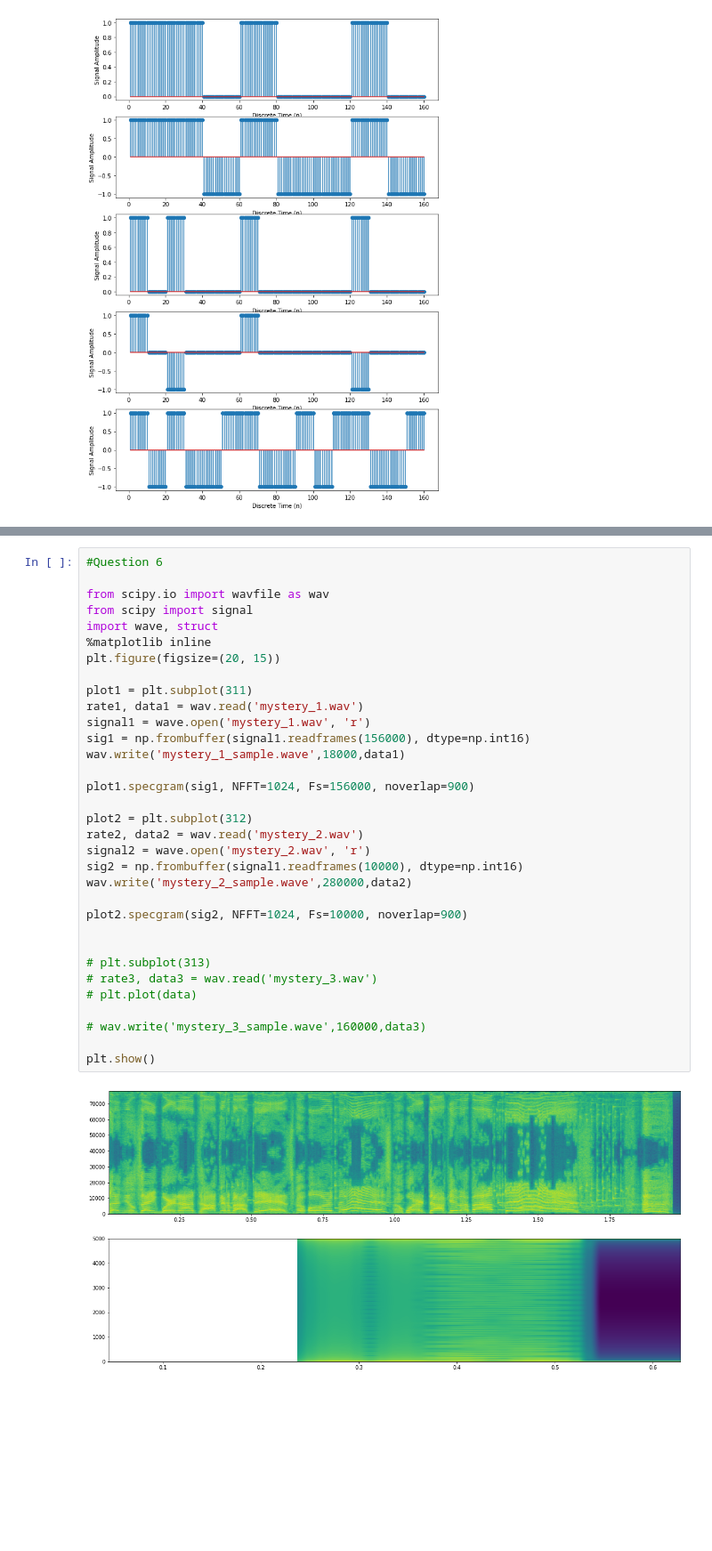
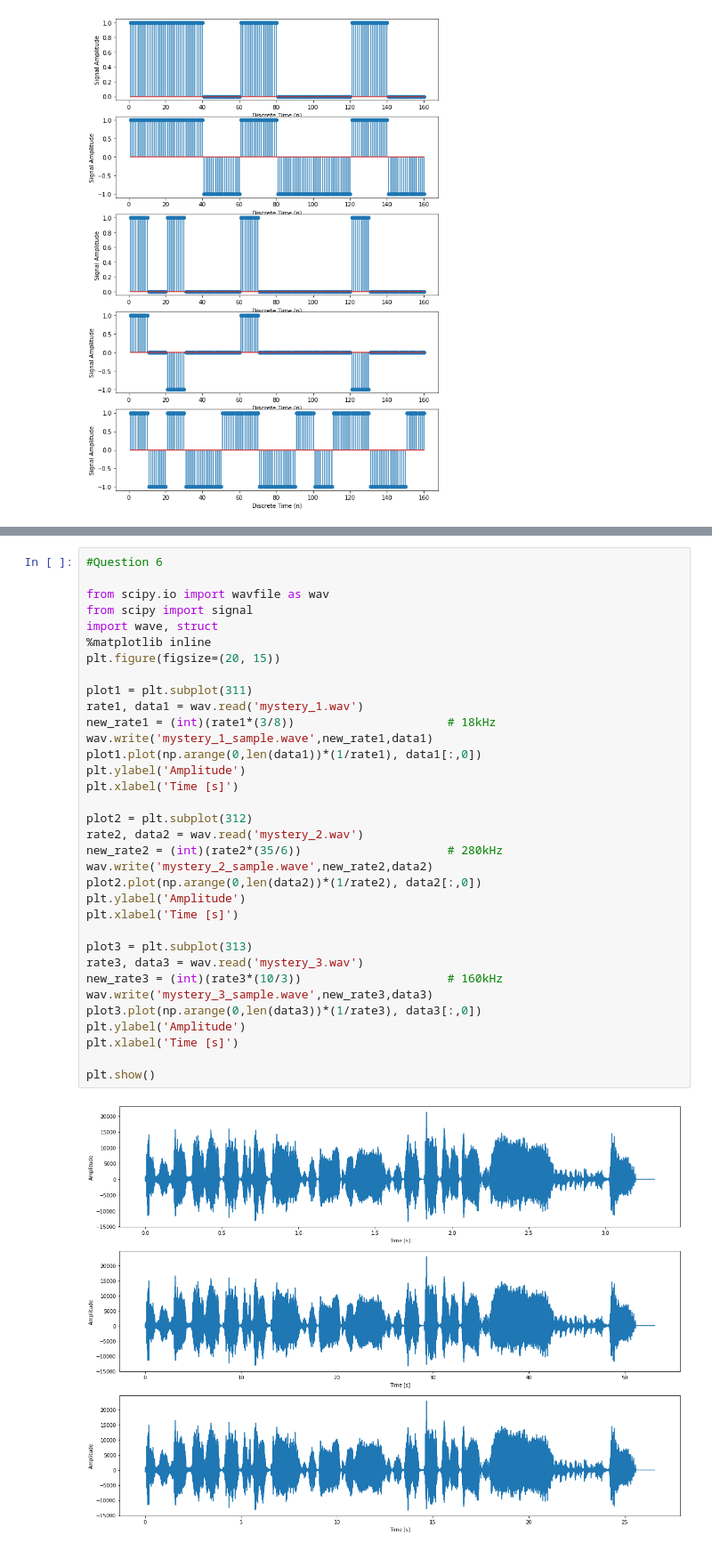
Before and after one commit to eewilliams-wpi/ECE3311_Team6, a Jupyter notebook: proj2_selina.ipynb, the cells around one changed output, grey strips where cells are left out. Shown at 89% size. Drawn from its saved outputs; the diff is of its cells as text; blank space fills up the shorter version.

Commit message:
fixed Q6 plots, reconstructed some signals for Q7

```diff
--- a/proj2_selina.ipynb
+++ b/proj2_selina.ipynb
@@ -346,35 +340,36 @@ plt.show()
 # %%
 #Question 6
 
 from scipy.io import wavfile as wav
 from scipy import signal
 import wave, struct
 %matplotlib inline
 plt.figure(figsize=(20, 15))
 
 plot1 = plt.subplot(311)
 rate1, data1 = wav.read('mystery_1.wav')
-signal1 = wave.open('mystery_1.wav', 'r')
-sig1 = np.frombuffer(signal1.readframes(156000), dtype=np.int16)
-wav.write('mystery_1_sample.wave',18000,data1)
-
-plot1.specgram(sig1, NFFT=1024, Fs=156000, noverlap=900)
+new_rate1 = (int)(rate1*(3/8))                      # 18kHz
+wav.write('mystery_1_sample.wave',new_rate1,data1)
+plot1.plot(np.arange(0,len(data1))*(1/rate1), data1[:,0])
+plt.ylabel('Amplitude')
+plt.xlabel('Time [s]')
 
 plot2 = plt.subplot(312)
 rate2, data2 = wav.read('mystery_2.wav')
-signal2 = wave.open('mystery_2.wav', 'r')
-sig2 = np.frombuffer(signal1.readframes(10000), dtype=np.int16)
-wav.write('mystery_2_sample.wave',280000,data2)
+new_rate2 = (int)(rate2*(35/6))                     # 280kHz
+wav.write('mystery_2_sample.wave',new_rate2,data2)
+plot2.plot(np.arange(0,len(data2))*(1/rate2), data2[:,0])
+plt.ylabel('Amplitude')
+plt.xlabel('Time [s]')
 
-plot2.specgram(sig2, NFFT=1024, Fs=10000, noverlap=900)
-
-
-# plt.subplot(313)
-# rate3, data3 = wav.read('mystery_3.wav')
-# plt.plot(data)
-
-# wav.write('mystery_3_sample.wave',160000,data3)
+plot3 = plt.subplot(313)
+rate3, data3 = wav.read('mystery_3.wav')
+new_rate3 = (int)(rate3*(10/3))                     # 160kHz
+wav.write('mystery_3_sample.wave',new_rate3,data3)
+plot3.plot(np.arange(0,len(data3))*(1/rate3), data3[:,0])
+plt.ylabel('Amplitude')
+plt.xlabel('Time [s]')
 
 plt.show()
 # %% [output]
-[figure, old version]
+[figure, new version]
```
Also changed, not shown: parts of 6 cells of this notebook.
